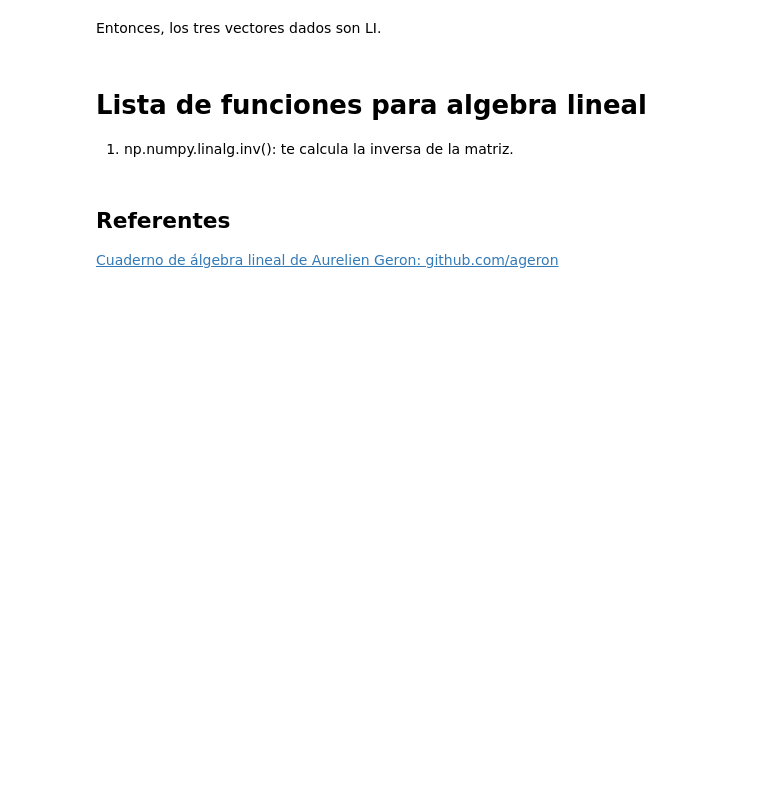
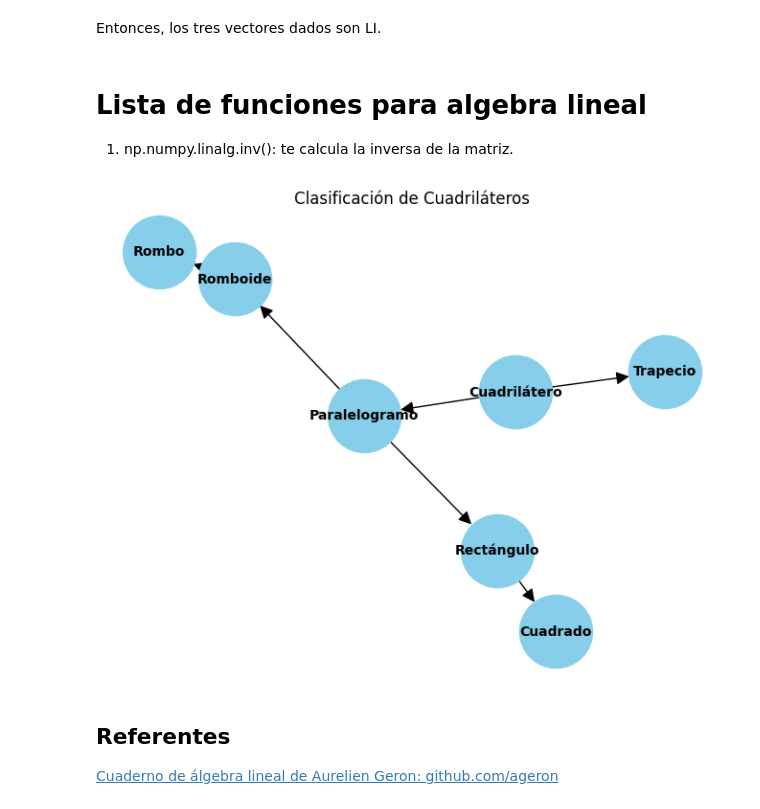
Before and after one commit to marco-canas/vector_geometry_and_linear_algebra, a Jupyter notebook: espacio_vectorial/espacios_vectoriales.ipynb, the cells around one changed output. Saved outputs shown, nothing was run; the diff lists cells and outputs as text; code cells hidden in the pictures; blank space fills up the shorter version.

```diff
--- a/espacio_vectorial/espacios_vectoriales.ipynb
+++ b/espacio_vectorial/espacios_vectoriales.ipynb
@@ -70,6 +88,37 @@ Entonces, los tres vectores dados son LI.
 # Lista de funciones para algebra lineal
 
 1. np.numpy.linalg.inv(): te calcula la inversa de la matriz.
+# %%
+import networkx as nx
+import matplotlib.pyplot as plt
+
+# Crear el grafo para el mapa conceptual
+G = nx.DiGraph()
+
+# Agregar nodos al grafo (clases de cuadriláteros)
+G.add_node("Cuadrilátero")
+G.add_node("Trapecio", parent="Cuadrilátero")
+G.add_node("Paralelogramo", parent="Cuadrilátero")
+G.add_node("Rectángulo", parent="Paralelogramo")
+G.add_node("Romboide", parent="Paralelogramo")
+G.add_node("Rombo", parent="Romboide")
+G.add_node("Cuadrado", parent="Rectángulo")
+
+# Agregar relaciones entre nodos
+G.add_edge("Cuadrilátero", "Trapecio")
+G.add_edge("Cuadrilátero", "Paralelogramo")
+G.add_edge("Paralelogramo", "Rectángulo")
+G.add_edge("Paralelogramo", "Romboide")
+G.add_edge("Romboide", "Rombo")
+G.add_edge("Rectángulo", "Cuadrado")
+
+# Dibujar el mapa conceptual
+pos = nx.spring_layout(G, seed=42)  # Posiciones de los nodos
+nx.draw(G, pos, with_labels=True, node_size=3000, node_color="skyblue", font_size=10, font_color="black", font_weight="bold", arrowsize=20)
+plt.title("Clasificación de Cuadriláteros")
+plt.show()
+# %% [output]
+[figure, added]
 # %% [markdown]
 ## Referentes
 
```
Also changed, not shown: parts of 1 cell of this notebook.
